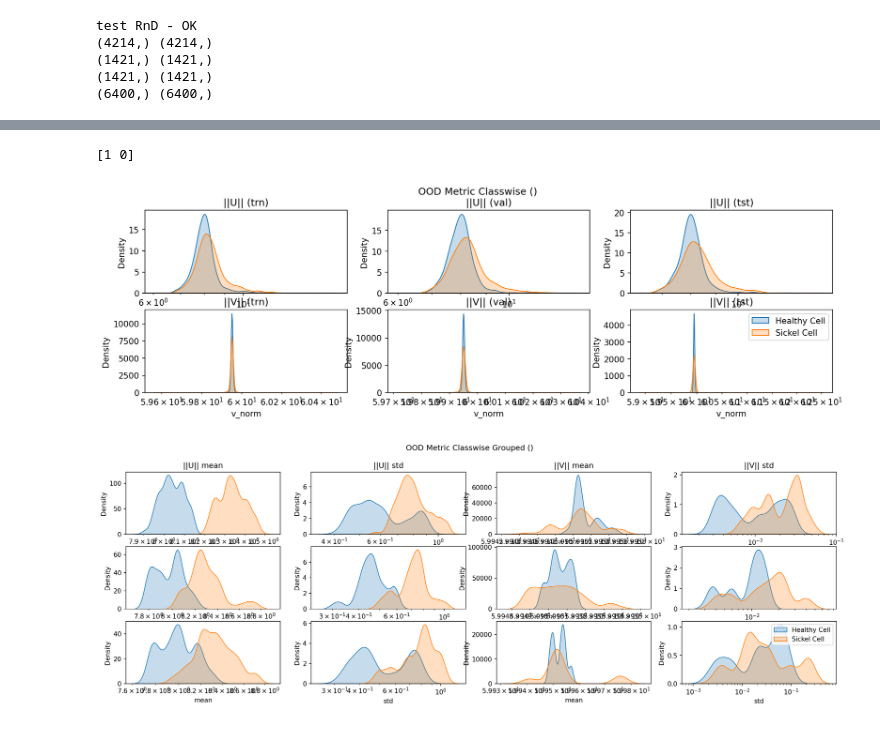
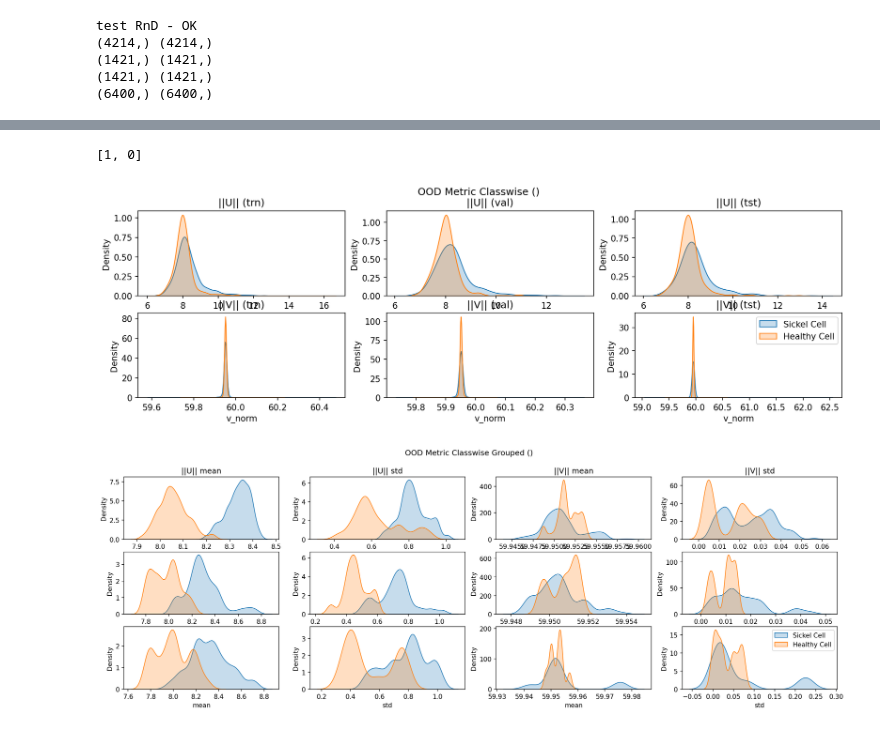
Before and after one commit to yasithdev/qpm-amrb-new, a Jupyter notebook: assets/runs/eval_rbc_phase_flow_vcr_mse_M128.ipynb, the cells around one changed output, grey strips where cells are left out. Cells and saved outputs as stored; diff of their text form; code cells hidden in the pictures.

```diff
--- a/assets/runs/eval_rbc_phase_flow_vcr_mse_M128.ipynb
+++ b/assets/runs/eval_rbc_phase_flow_vcr_mse_M128.ipynb
@@ -80,6 +89,12 @@ if ood_str:
 # %%
 from models.common import edl_probs
 from tqdm import tqdm
+
+ind_inputs = []
+ind_reconstructions = []
+if ood_str:
+    ood_inputs = []
+    ood_reconstructions = []
 
 trn_targets = []
 val_targets = []
@@ -126,6 +141,8 @@ for batch_idx, batch in enumerate(tqdm(test_loader)):
     x, y, *_ = batch
     x = x.float().cuda()
     v, z, x_m, u_norm, v_norm, logits = model(x)
+    ind_inputs.extend(x.detach().cpu().numpy())
+    ind_reconstructions.extend(x_m.detach().cpu().numpy())
     ind_u_norms.extend(u_norm.detach().cpu().numpy())
     ind_v_norms.extend(v_norm.detach().cpu().numpy())
     ind_targets.extend(y.detach().cpu().numpy())
@@ -137,6 +154,8 @@ if ood_str:
         x, y, *_ = batch
         x = x.float().cuda()
         v, z, x_m, u_norm, v_norm, logits = model(x)
+        ood_inputs.extend(x.detach().cpu().numpy())
+        ood_reconstructions.extend(x_m.detach().cpu().numpy())
         ood_u_norms.extend(u_norm.detach().cpu().numpy())
         ood_v_norms.extend(v_norm.detach().cpu().numpy())
         ood_targets.extend(y.detach().cpu().numpy())
@@ -151,6 +170,12 @@ for batch_idx, batch in enumerate(tqdm(rnd_set)):
     rnd_u_norms.extend(u_norm.detach().cpu().numpy())
     rnd_v_norms.extend(v_norm.detach().cpu().numpy())
 print("test RnD - OK")
+
+ind_inputs = np.array(ind_inputs)
+ind_reconstructions = np.array(ind_reconstructions)
+if ood_str:
+    ood_inputs = np.array(ood_inputs)
+    ood_reconstructions = np.array(ood_reconstructions)
 
 trn_targets = np.array(trn_targets).squeeze()
 val_targets = np.array(val_targets).squeeze()
@@ -299,27 +324,39 @@ Rnd 59.637676 63.65385 4.0161743
 # %%
 if ood_str:
     data_tst = pd.concat([data_ind, data_ood], axis=0)
+    inputs_tst = np.concat([ind_inputs, ood_inputs], axis=0)
+    reconstructions_tst = np.concat([ind_reconstructions, ood_reconstructions], axis=0)
 else:
     data_tst = data_ind
-print(data_tst['target'].unique())
+    inputs_tst = ind_inputs
+    reconstructions_tst = ind_reconstructions
+all_targets = list(data_tst['target'].unique())
+print(all_targets)
 
 N = 128
 
 pointwise_trn = {}
 pointwise_val = {}
 pointwise_tst = {}
+pointwise_tst_in = {}
+pointwise_tst_rc = {}
+
 
 groupwise_trn = {}
 groupwise_val = {}
 groupwise_tst = {}
 
-for i in range(5):
+for i in all_targets:
     df_trn = data_trn[data_trn['target'] == i]
     df_val = data_val[data_val['target'] == i]
     df_tst = data_tst[data_tst['target'] == i]
+    in_tst = inputs_tst[data_tst['target'] == i]
+    rc_tst = reconstructions_tst[data_tst['target'] == i]
     pointwise_trn[i] = df_trn.copy()
     pointwise_val[i] = df_val.copy()
     pointwise_tst[i] = df_tst.copy()
+    pointwise_tst_in[i] = in_tst.copy()
+    pointwise_tst_rc[i] = rc_tst.copy()
     groupwise_trn[i] = df_trn.rolling(N).agg(['mean', 'std']).dropna().copy()
     groupwise_val[i] = df_val.rolling(N).agg(['mean', 'std']).dropna().copy()
     groupwise_tst[i] = df_tst.rolling(N).agg(['mean', 'std']).dropna().copy()
@@ -328,63 +365,63 @@ for i in range(5):
 fig, ([ax1, ax2, ax3], [ax4, ax5, ax6]) = plt.subplots(2, 3, figsize = (15, 4))
 fig.suptitle(f"OOD Metric Classwise ({ood_str})")
 
-for i in range(5):
+for i in all_targets:
     df_trn = pointwise_trn[i]
     df_val = pointwise_val[i]
     df_tst = pointwise_tst[i]
     if len(df_trn) > 0:
-        sns.kdeplot(data=df_trn, x="u_norm", log_scale=True, fill=True, label=config.labels[i], ax=ax1)
-        sns.kdeplot(data=df_trn, x="v_norm", log_scale=True, fill=True, label=config.labels[i], ax=ax4)
+        sns.kdeplot(data=df_trn, x="u_norm", log_scale=False, fill=True, label=config.labels[i], ax=ax1)
+        sns.kdeplot(data=df_trn, x="v_norm", log_scale=False, fill=True, label=config.labels[i], ax=ax4)
     if len(df_val) > 0:
-        sns.kdeplot(data=df_val, x="u_norm", log_scale=True, fill=True, label=config.labels[i], ax=ax2)
-        sns.kdeplot(data=df_val, x="v_norm", log_scale=True, fill=True, label=config.labels[i], ax=ax5)
+        sns.kdeplot(data=df_val, x="u_norm", log_scale=False, fill=True, label=config.labels[i], ax=ax2)
+        sns.kdeplot(data=df_val, x="v_norm", log_scale=False, fill=True, label=config.labels[i], ax=ax5)
     if len(df_tst) > 0:
-        sns.kdeplot(data=df_tst, x="u_norm", log_scale=True, fill=True, label=config.labels[i], ax=ax3)
-        sns.kdeplot(data=df_tst, x="v_norm", log_scale=True, fill=True, label=config.labels[i], ax=ax6)
+        sns.kdeplot(data=df_tst, x="u_norm", log_scale=False, fill=True, label=config.labels[i], ax=ax3)
+        sns.kdeplot(data=df_tst, x="v_norm", log_scale=False, fill=True, label=config.labels[i], ax=ax6)
 
 ax1.title.set_text('||U|| (trn)')
 ax2.title.set_text('||U|| (val)')
 ax3.title.set_text('||U|| (tst)')
 ax4.title.set_text('||V|| (trn)')
 ax5.title.set_text('||V|| (val)')
 ax6.title.set_text('||V|| (tst)')
 plt.legend()
 plt.show()
 
 # groupwise
 fig, ([ax1, ax2, ax3, ax4], [ax5, ax6, ax7, ax8], [ax9, axA, axB, axC]) = plt.subplots(3, 4, figsize = (20, 6))
 fig.suptitle(f"OOD Metric Classwise Grouped ({ood_str})")
 
-for i in range(5):
+for i in all_targets:
     df_trn = groupwise_trn[i]
     df_val = groupwise_val[i]
     df_tst = groupwise_tst[i]
     if len(df_trn) > 0:
-        sns.kdeplot(data=df_trn.u_norm, x="mean", log_scale=True, fill=True, label=config.labels[i], ax=ax1)
-        sns.kdeplot(data=df_trn.u_norm, x="std", log_scale=True, fill=True, label=config.labels[i], ax=ax2)
-        sns.kdeplot(data=df_trn.v_norm, x="mean", log_scale=True, fill=True, label=config.labels[i], ax=ax3)
-        sns.kdeplot(data=df_trn.v_norm, x="std", log_scale=True, fill=True, label=config.labels[i], ax=ax4)
+        sns.kdeplot(data=df_trn.u_norm, x="mean", log_scale=False, fill=True, label=config.labels[i], ax=ax1)
+        sns.kdeplot(data=df_trn.u_norm, x="std", log_scale=False, fill=True, label=config.labels[i], ax=ax2)
+        sns.kdeplot(data=df_trn.v_norm, x="mean", log_scale=False, fill=True, label=config.labels[i], ax=ax3)
+        sns.kdeplot(data=df_trn.v_norm, x="std", log_scale=False, fill=True, label=config.labels[i], ax=ax4)
     if len(df_val) > 0:
-        sns.kdeplot(data=df_val.u_norm, x="mean", log_scale=True, fill=True, label=config.labels[i], ax=ax5)
-        sns.kdeplot(data=df_val.u_norm, x="std", log_scale=True, fill=True, label=config.labels[i], ax=ax6)
-        sns.kdeplot(data=df_val.v_norm, x="mean", log_scale=True, fill=True, label=config.labels[i], ax=ax7)
-        sns.kdeplot(data=df_val.v_norm, x="std", log_scale=True, fill=True, label=config.labels[i], ax=ax8)
+        sns.kdeplot(data=df_val.u_norm, x="mean", log_scale=False, fill=True, label=config.labels[i], ax=ax5)
+        sns.kdeplot(data=df_val.u_norm, x="std", log_scale=False, fill=True, label=config.labels[i], ax=ax6)
+        sns.kdeplot(data=df_val.v_norm, x="mean", log_scale=False, fill=True, label=config.labels[i], ax=ax7)
+        sns.kdeplot(data=df_val.v_norm, x="std", log_scale=False, fill=True, label=config.labels[i], ax=ax8)
     if len(df_tst) > 0:
-        sns.kdeplot(data=df_tst.u_norm, x="mean", log_scale=True, fill=True, label=config.labels[i], ax=ax9)
-        sns.kdeplot(data=df_tst.u_norm, x="std", log_scale=True, fill=True, label=config.labels[i], ax=axA)
-        sns.kdeplot(data=df_tst.v_norm, x="mean", log_scale=True, fill=True, label=config.labels[i], ax=axB)
-        sns.kdeplot(data=df_tst.v_norm, x="std", log_scale=True, fill=True, label=config.labels[i], ax=axC)
+        sns.kdeplot(data=df_tst.u_norm, x="mean", log_scale=False, fill=True, label=config.labels[i], ax=ax9)
+        sns.kdeplot(data=df_tst.u_norm, x="std", log_scale=False, fill=True, label=config.labels[i], ax=axA)
+        sns.kdeplot(data=df_tst.v_norm, x="mean", log_scale=False, fill=True, label=config.labels[i], ax=axB)
+        sns.kdeplot(data=df_tst.v_norm, x="std", log_scale=False, fill=True, label=config.labels[i], ax=axC)
 
 ax1.title.set_text('||U|| mean')
 ax2.title.set_text('||U|| std')
 ax3.title.set_text('||V|| mean')
 ax4.title.set_text('||V|| std')
 plt.legend()
 plt.show()
 # %% [output]
-[1 0]
+[1, 0]
-[figure, old version]
+[figure, new version]
-[figure, old version]
+[figure, new version]
 # %%
 # save vector norms for hypothesis testing
 
```
Also changed, not shown: parts of 9 cells of this notebook, 23 other files.
